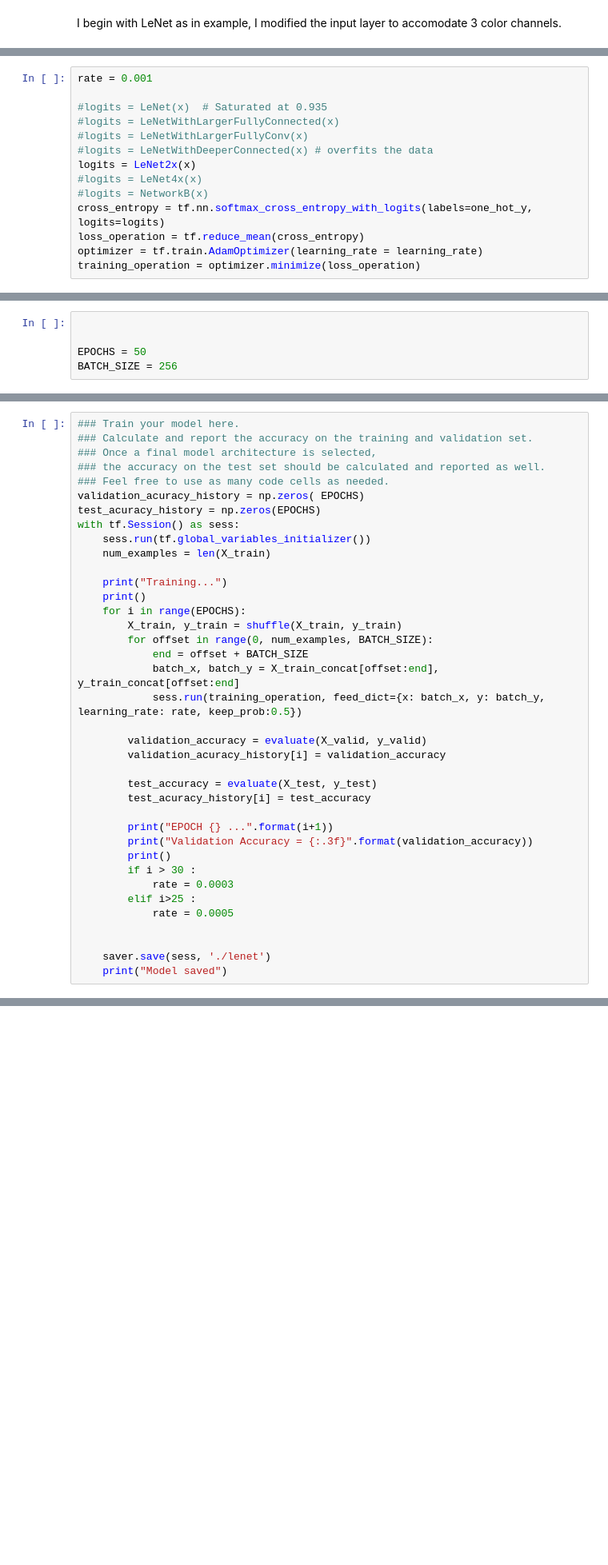
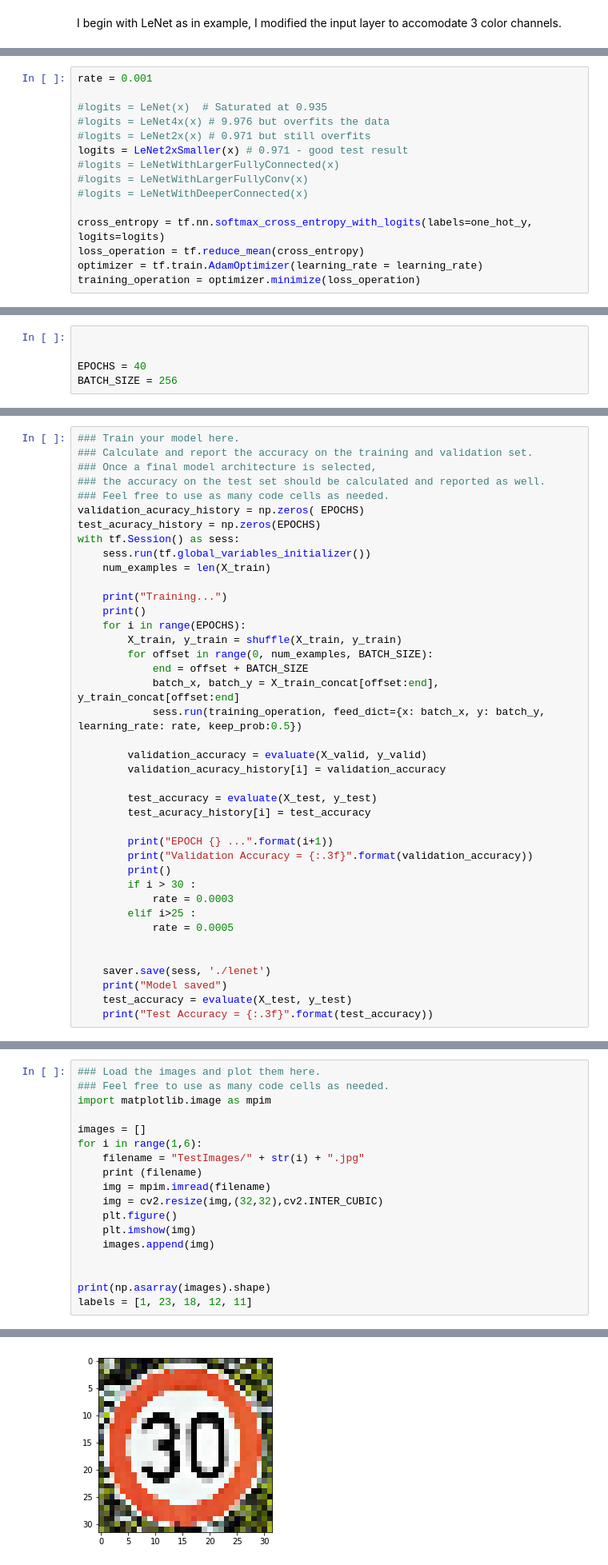
Before and after one commit to SimkinTheWizard/SDC_P2_TrafficSignClassifier, a Jupyter notebook: Traffic_Sign_Classifier.ipynb, the cells around one changed output, grey strips where cells are left out. Shown at 80% size. Saved outputs shown, nothing was run; the diff lists cells and outputs as text; blank space fills up the shorter version.

```diff
--- a/Traffic_Sign_Classifier.ipynb
+++ b/Traffic_Sign_Classifier.ipynb
@@ -796,12 +808,13 @@ one_hot_y = tf.one_hot(y, 43)
 rate = 0.001
 
 #logits = LeNet(x)  # Saturated at 0.935
+#logits = LeNet4x(x) # 9.976 but overfits the data
+#logits = LeNet2x(x) # 0.971 but still overfits
+logits = LeNet2xSmaller(x) # 0.971 - good test result
 #logits = LeNetWithLargerFullyConnected(x)
 #logits = LeNetWithLargerFullyConv(x)
-#logits = LeNetWithDeeperConnected(x) # overfits the data
-logits = LeNet2x(x)
-#logits = LeNet4x(x)
-#logits = NetworkB(x)
+#logits = LeNetWithDeeperConnected(x)
+
 cross_entropy = tf.nn.softmax_cross_entropy_with_logits(labels=one_hot_y, logits=logits)
 loss_operation = tf.reduce_mean(cross_entropy)
 optimizer = tf.train.AdamOptimizer(learning_rate = learning_rate)
@@ -828,5 +841,5 @@ sets imply underfitting. A high accuracy on the training set but low accuracy on
 # %%
 
 
-EPOCHS = 50
+EPOCHS = 40
 BATCH_SIZE = 256
@@ -868,6 +883,8 @@ with tf.Session() as sess:
 
     saver.save(sess, './lenet')
     print("Model saved")
+    test_accuracy = evaluate(X_test, y_test)
+    print("Test Accuracy = {:.3f}".format(test_accuracy))
 # %% [output]
 Training...
 
@@ -912,0 +929,19 @@ You may find `signnames.csv` useful as it contains mappings from the class id (i
+# %%
+### Load the images and plot them here.
+### Feel free to use as many code cells as needed.
+import matplotlib.image as mpim
+
+images = []
+for i in range(1,6):
+    filename = "TestImages/" + str(i) + ".jpg"
+    print (filename)
+    img = mpim.imread(filename)
+    img = cv2.resize(img,(32,32),cv2.INTER_CUBIC)
+    plt.figure()
+    plt.imshow(img)
+    images.append(img)
+
+
+print(np.asarray(images).shape)
+labels = [1, 23, 18, 12, 11]
+# %% [output]
@@ -912,0 +954 @@ You may find `signnames.csv` useful as it contains mappings from the class id (i
+[figure, added]
```
Also changed, not shown: parts of 25 cells of this notebook.
